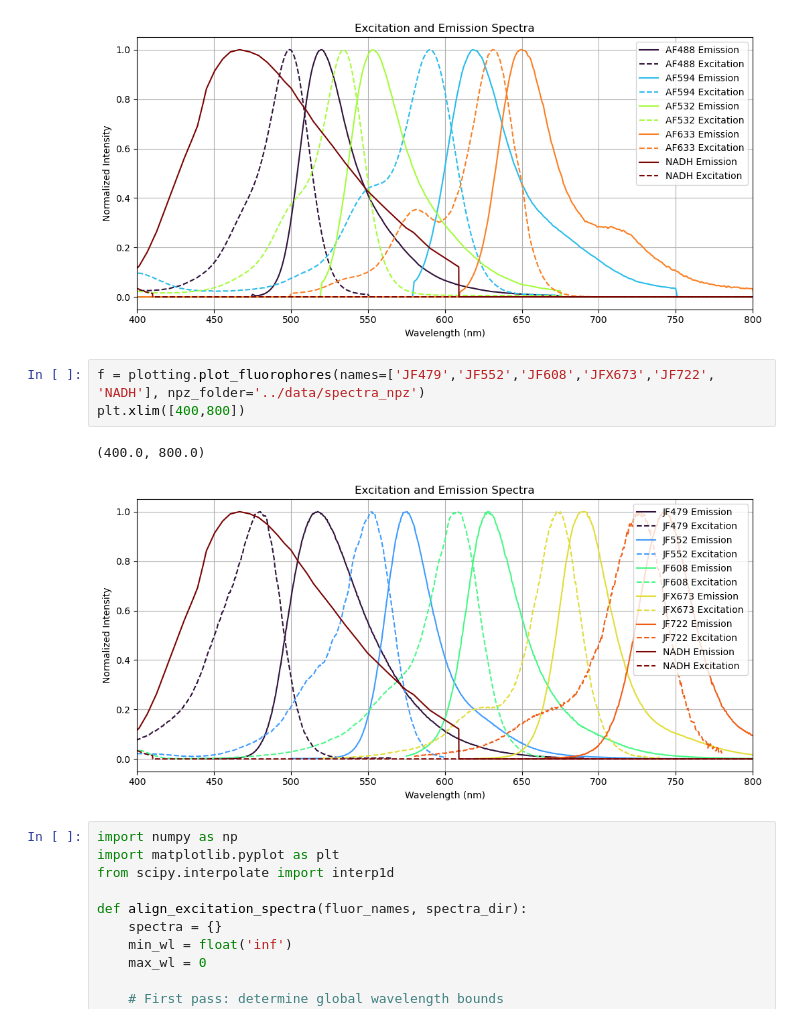
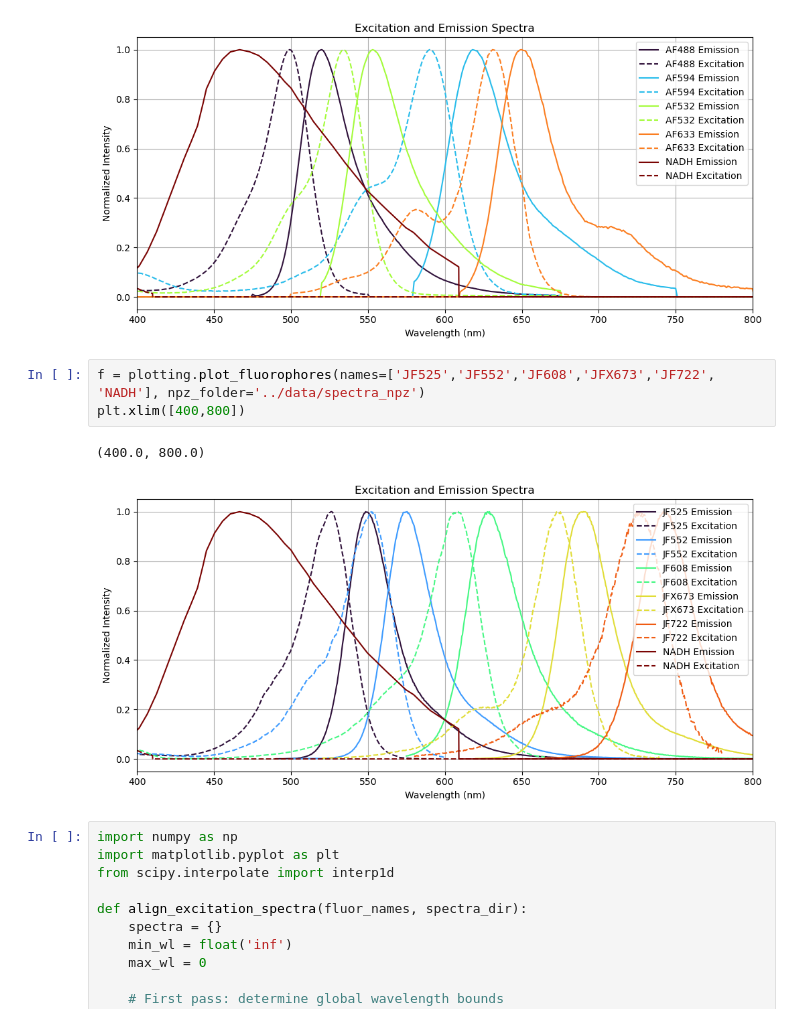
Before and after one commit to boazmohar/sbi-DELTA, a Jupyter notebook: notebooks/emmission.ipynb, the cells around one changed output. Saved outputs shown, nothing was run; the diff lists cells and outputs as text.

```diff
--- a/notebooks/emmission.ipynb
+++ b/notebooks/emmission.ipynb
@@ -111,11 +112,11 @@ plt.xlim([400,800])
 (400.0, 800.0)
 [figure]
 # %%
-f = plotting.plot_fluorophores(names=['JF479','JF552','JF608','JFX673','JF722', 'NADH'], npz_folder='../data/spectra_npz')
+f = plotting.plot_fluorophores(names=['JF525','JF552','JF608','JFX673','JF722', 'NADH'], npz_folder='../data/spectra_npz')
 plt.xlim([400,800])
 # %% [output]
 (400.0, 800.0)
-[figure, old version]
+[figure, new version]
 # %%
 import numpy as np
 import matplotlib.pyplot as plt
```
Also changed, not shown: parts of 9 cells of this notebook, 7 other files.
